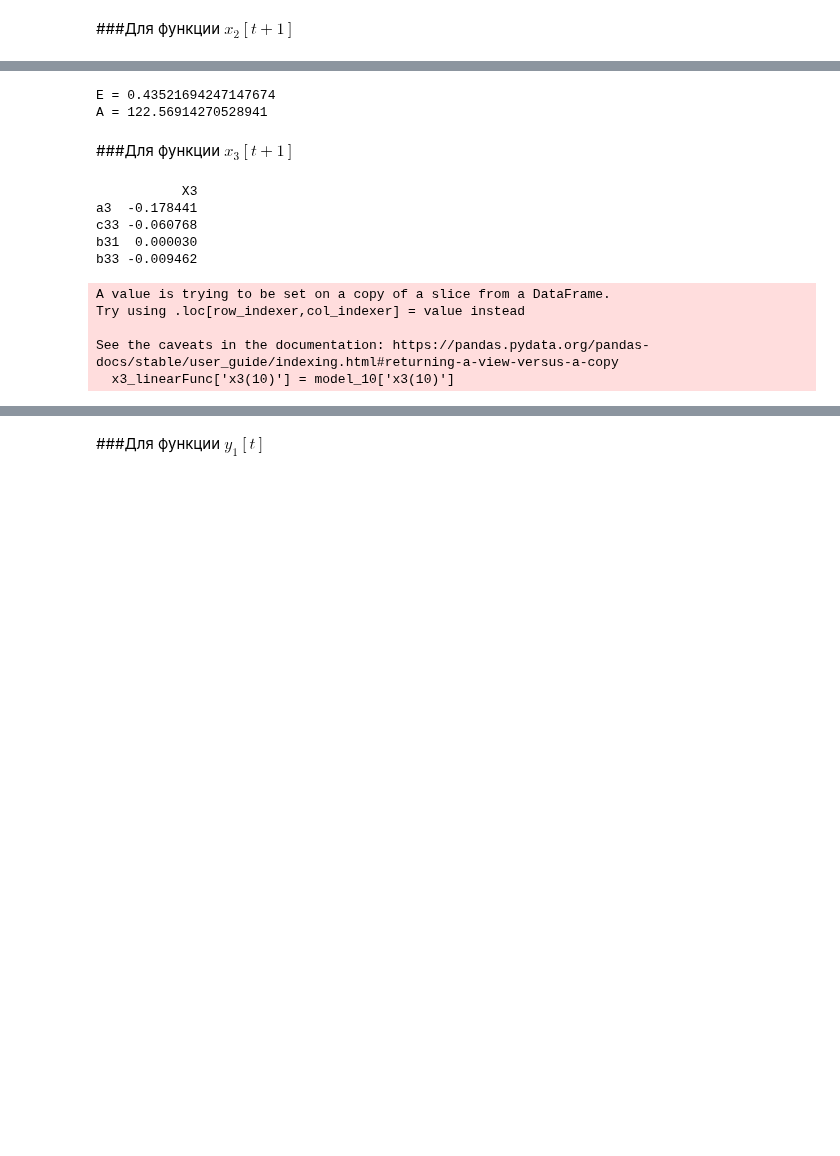
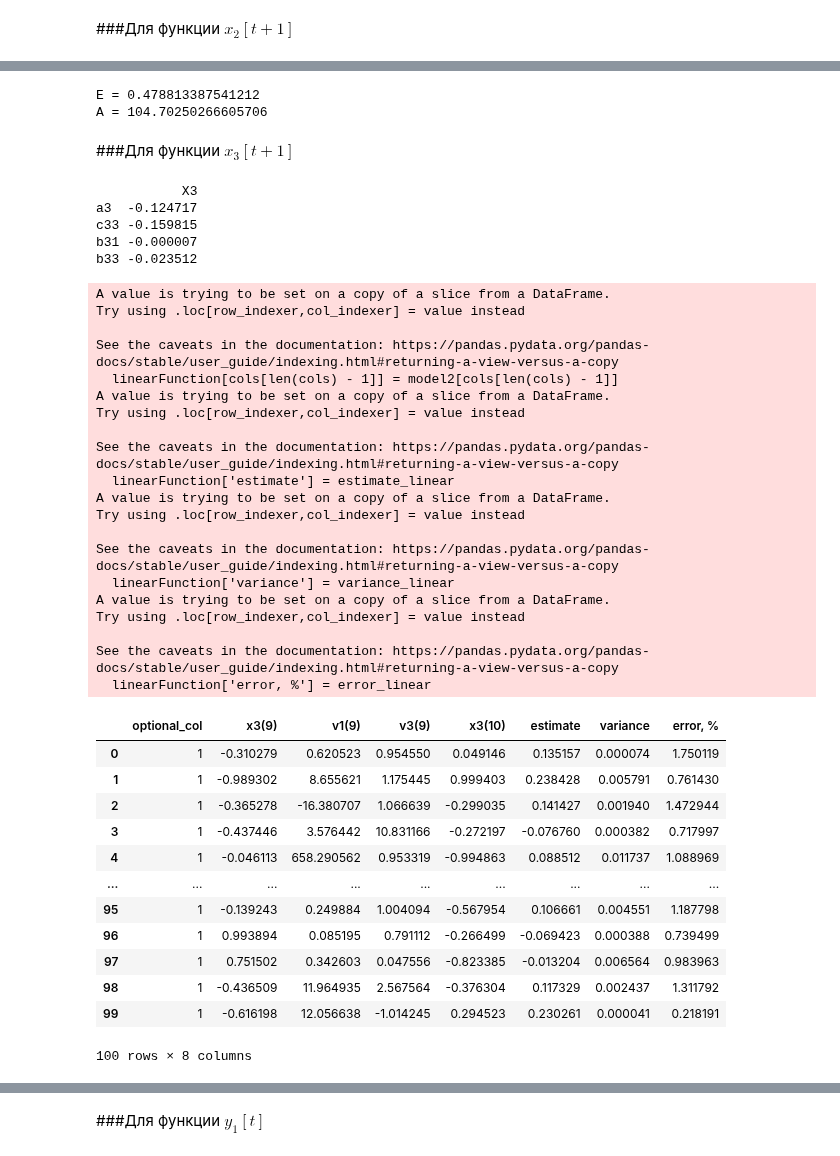
Before and after one commit to Viktory4121/MORD, a Jupyter notebook: ДОМ.ipynb, the cells around one changed output, grey strips where cells are left out. Drawn from its saved outputs; the diff is of its cells as text; code cells hidden in the pictures; blank space fills up the shorter version.

```diff
--- a/ДОМ.ipynb
+++ b/ДОМ.ipynb
@@ -360,29 +345,52 @@ See the caveats in the documentation: https://pandas.pydata.org/pandas-docs/stab
 # %%
-print("E = " + str(sum(x2_linearFunc['(X2 - X2*)^2'])))
-print("A = " + str(sum(x2_linearFunc['|(X2 - X2*)| / |X2|, %'])))
+print("E = " + str(sum(X2_linearTable['variance'])))
+print("A = " + str(sum(X2_linearTable['error, %'])))
 # %% [output]
-E = 0.43521694247147674
-A = 122.56914270528941
+E = 0.478813387541212
+A = 104.70250266605706
 # %% [markdown]
 ###Для функции $x_3[t+1]$
 # %%
 #x3, v1, v3
-x3_linearFunc = model_9[['x3(9)', 'v1(9)', 'v3(9)']]
-x3_linearFunc['x3(10)'] = model_10['x3(10)']
-x3_linearFunc.insert(0, "optional_col", vector_ones)
-
-A3_linear = np.array(x3_linearFunc)
-#A3_psev = BenIsrael(A3_linear[:, 0:(len(A3_linear[0]) - 1)])
-X3_linear = solvingSLAE(A3_linear[:, 0:(len(A3_linear[0]) - 1)], np.matrix(A3_linear[:, len(A3_linear[0]) - 1]).T)
+X3_linear, X3_linearTable = buildLinearRegretion(model_9, model_10, ['x3(9)', 'v1(9)', 'v3(9)', 'x3(10)'])
 print(pd.DataFrame(X3_linear, columns=['X3'], index=['a3', 'c33', 'b31', 'b33']))
+X3_linearTable
 # %% [output]
            X3
-a3  -0.178441
-c33 -0.060768
-b31  0.000030
-b33 -0.009462
+a3  -0.124717
+c33 -0.159815
+b31 -0.000007
+b33 -0.023512
 A value is trying to be set on a copy of a slice from a DataFrame.
 Try using .loc[row_indexer,col_indexer] = value instead
 
 See the caveats in the documentation: https://pandas.pydata.org/pandas-docs/stable/user_guide/indexing.html#returning-a-view-versus-a-copy
-  x3_linearFunc['x3(10)'] = model_10['x3(10)']
+  linearFunction[cols[len(cols) - 1]] = model2[cols[len(cols) - 1]]
+A value is trying to be set on a copy of a slice from a DataFrame.
+Try using .loc[row_indexer,col_indexer] = value instead
+
+See the caveats in the documentation: https://pandas.pydata.org/pandas-docs/stable/user_guide/indexing.html#returning-a-view-versus-a-copy
+  linearFunction['estimate'] = estimate_linear
+A value is trying to be set on a copy of a slice from a DataFrame.
+Try using .loc[row_indexer,col_indexer] = value instead
+
+See the caveats in the documentation: https://pandas.pydata.org/pandas-docs/stable/user_guide/indexing.html#returning-a-view-versus-a-copy
+  linearFunction['variance'] = variance_linear
+A value is trying to be set on a copy of a slice from a DataFrame.
+Try using .loc[row_indexer,col_indexer] = value instead
+
+See the caveats in the documentation: https://pandas.pydata.org/pandas-docs/stable/user_guide/indexing.html#returning-a-view-versus-a-copy
+  linearFunction['error, %'] = error_linear
+|  | optional_col | x3(9) | v1(9) | v3(9) | x3(10) | estimate | variance | error, % |
+| 0 | 1 | -0.310279 | 0.620523 | 0.954550 | 0.049146 | 0.135157 | 0.000074 | 1.750119 |
+| 1 | 1 | -0.989302 | 8.655621 | 1.175445 | 0.999403 | 0.238428 | 0.005791 | 0.761430 |
+| 2 | 1 | -0.365278 | -16.380707 | 1.066639 | -0.299035 | 0.141427 | 0.001940 | 1.472944 |
+| 3 | 1 | -0.437446 | 3.576442 | 10.831166 | -0.272197 | -0.076760 | 0.000382 | 0.717997 |
+| 4 | 1 | -0.046113 | 658.290562 | 0.953319 | -0.994863 | 0.088512 | 0.011737 | 1.088969 |
+| ... | ... | ... | ... | ... | ... | ... | ... | ... |
+| 95 | 1 | -0.139243 | 0.249884 | 1.004094 | -0.567954 | 0.106661 | 0.004551 | 1.187798 |
+| 96 | 1 | 0.993894 | 0.085195 | 0.791112 | -0.266499 | -0.069423 | 0.000388 | 0.739499 |
+| 97 | 1 | 0.751502 | 0.342603 | 0.047556 | -0.823385 | -0.013204 | 0.006564 | 0.983963 |
+| 98 | 1 | -0.436509 | 11.964935 | 2.567564 | -0.376304 | 0.117329 | 0.002437 | 1.311792 |
+| 99 | 1 | -0.616198 | 12.056638 | -1.014245 | 0.294523 | 0.230261 | 0.000041 | 0.218191 |
+100 rows × 8 columns
```
Also changed, not shown: parts of 21 cells of this notebook.
